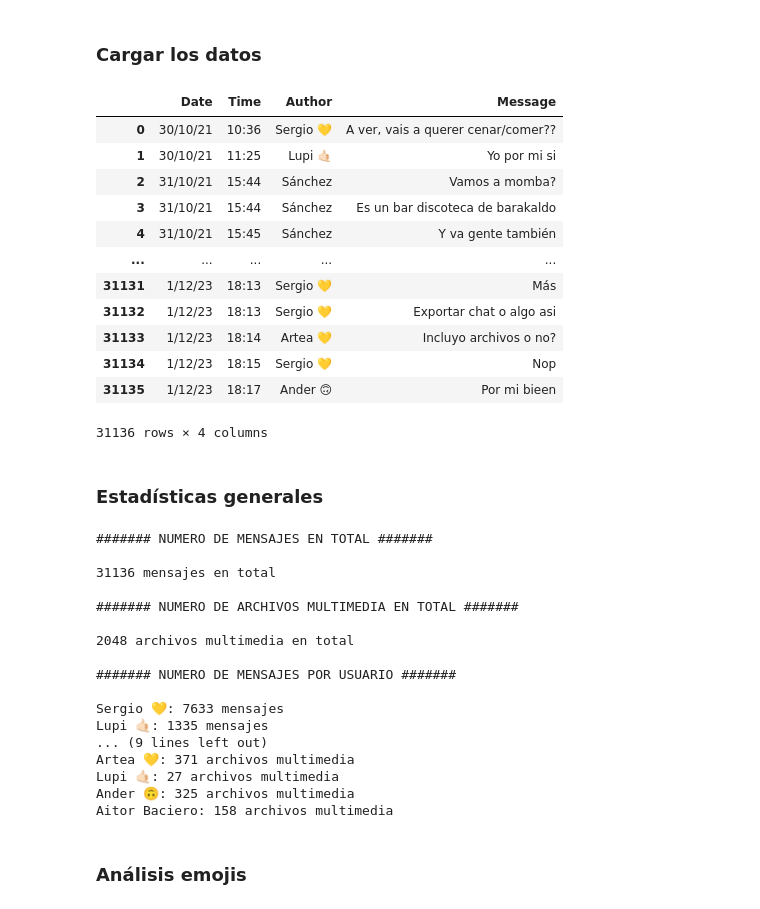
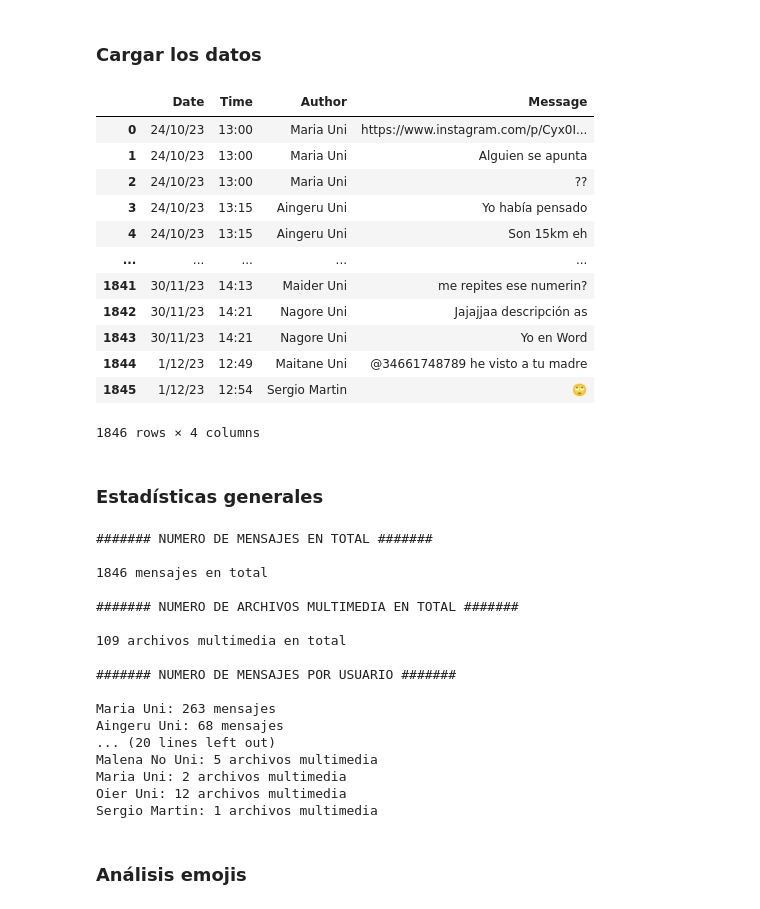
Before and after one commit to Sergiom8m/Whatsapp_Analysis, a Jupyter notebook: main.ipynb, the cells around one changed output. Cells and saved outputs as stored; diff of their text form; code cells hidden in the pictures.

```diff
--- a/main.ipynb
+++ b/main.ipynb
@@ -79,7 +79,7 @@ from wordcloud import WordCloud
 # %% [markdown]
 ### Cargar los datos
 # %%
-data_path = 'data/chat_consultorio.txt'
+data_path = 'data/chat_clase.txt'
 
 # Expresión regular para identificar líneas con mensajes de texto del grupo
 patron_mensaje = re.compile(r'^(\d{1,2}/\d{1,2}/\d{2}, \d{1,2}:\d{2}) - (.+?): (.+)$')
@@ -96,45 +96,45 @@ with open(data_path, 'r', encoding='utf8') as file:
 
 # Procesar cada línea del archivo y extraer los mensajes de los miembros del grupo
 for line in lines:
     match = patron_mensaje.match(line)
     if match:
         datetime = match.group(1)
         author = match.group(2)
         message = match.group(3)
 
         # Separar la fecha y la hora
         date, time = datetime.split(', ')
 
         # Agregar los campos a las listas
         dates.append(date)
         times.append(time)
         authors.append(author)
         messages.append(message)
 
 # Crear el DataFrame usando pandas
 data = {
     'Date': dates,
     'Time': times,
     'Author': authors,
     'Message': messages
 }
 
 dataframe = pd.DataFrame(data)
 dataframe
 # %% [output]
 |  | Date | Time | Author | Message |
-| 0 | 30/10/21 | 10:36 | Sergio 💛 | A ver, vais a querer cenar/comer?? |
-| 1 | 30/10/21 | 11:25 | Lupi 🤙🏻 | Yo por mi si |
-| 2 | 31/10/21 | 15:44 | Sánchez | Vamos a momba? |
-| 3 | 31/10/21 | 15:44 | Sánchez | Es un bar discoteca de barakaldo |
-| 4 | 31/10/21 | 15:45 | Sánchez | Y va gente también |
+| 0 | 24/10/23 | 13:00 | Maria Uni | https://www.instagram.com/p/Cyx0I... |
+| 1 | 24/10/23 | 13:00 | Maria Uni | Alguien se apunta |
+| 2 | 24/10/23 | 13:00 | Maria Uni | ?? |
+| 3 | 24/10/23 | 13:15 | Aingeru Uni | Yo había pensado |
+| 4 | 24/10/23 | 13:15 | Aingeru Uni | Son 15km eh |
 | ... | ... | ... | ... | ... |
-| 31131 | 1/12/23 | 18:13 | Sergio 💛 | Más |
-| 31132 | 1/12/23 | 18:13 | Sergio 💛 | Exportar chat o algo asi |
-| 31133 | 1/12/23 | 18:14 | Artea 💛 | Incluyo archivos o no? |
-| 31134 | 1/12/23 | 18:15 | Sergio 💛 | Nop |
-| 31135 | 1/12/23 | 18:17 | Ander 🙃 | Por mi bieen |
+| 1841 | 30/11/23 | 14:13 | Maider Uni | me repites ese numerin? |
+| 1842 | 30/11/23 | 14:21 | Nagore Uni | Jajajjaa descripción as |
+| 1843 | 30/11/23 | 14:21 | Nagore Uni | Yo en Word |
+| 1844 | 1/12/23 | 12:49 | Maitane Uni | @34661748789 he visto a tu madre |
+| 1845 | 1/12/23 | 12:54 | Sergio Martin | 🙄 |
-31136 rows × 4 columns
+1846 rows × 4 columns
 # %% [markdown]
 ### Estadísticas generales
 # %%
@@ -172,21 +172,21 @@ for user, num_multimedia in user_multimedia.items():
 # %% [output]
 ####### NUMERO DE MENSAJES EN TOTAL #######
 
-31136 mensajes en total
+1846 mensajes en total
 
 ####### NUMERO DE ARCHIVOS MULTIMEDIA EN TOTAL #######
 
-2048 archivos multimedia en total
+109 archivos multimedia en total
 
 ####### NUMERO DE MENSAJES POR USUARIO #######
 
-Sergio 💛: 7633 mensajes
-Lupi 🤙🏻: 1335 mensajes
-... (9 lines left out)
-Artea 💛: 371 archivos multimedia
-Lupi 🤙🏻: 27 archivos multimedia
-Ander 🙃: 325 archivos multimedia
-Aitor Baciero: 158 archivos multimedia
+Maria Uni: 263 mensajes
+Aingeru Uni: 68 mensajes
+... (20 lines left out)
+Malena No Uni: 5 archivos multimedia
+Maria Uni: 2 archivos multimedia
+Oier Uni: 12 archivos multimedia
+Sergio Martin: 1 archivos multimedia
 # %%
 # Gráfico de barras para el número de mensajes por usuario
 users = list(user_msg.keys())
```
Also changed, not shown: parts of 2 cells of this notebook.
